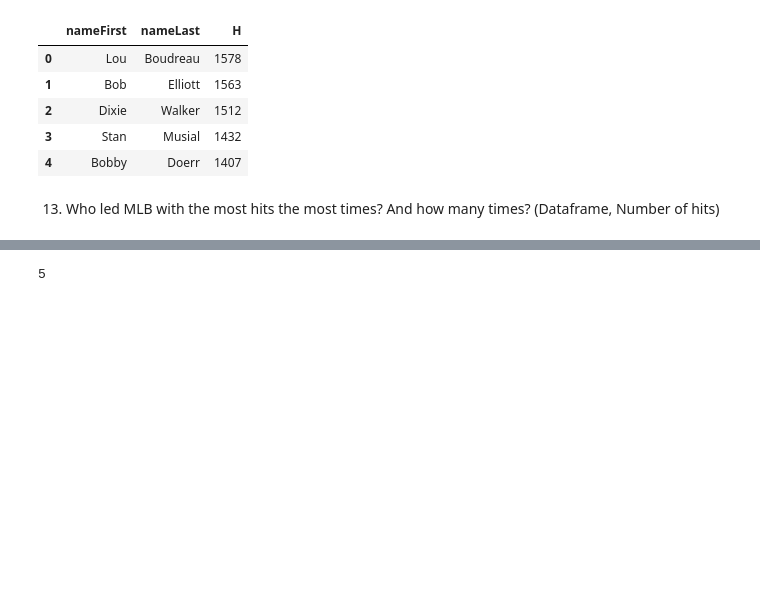
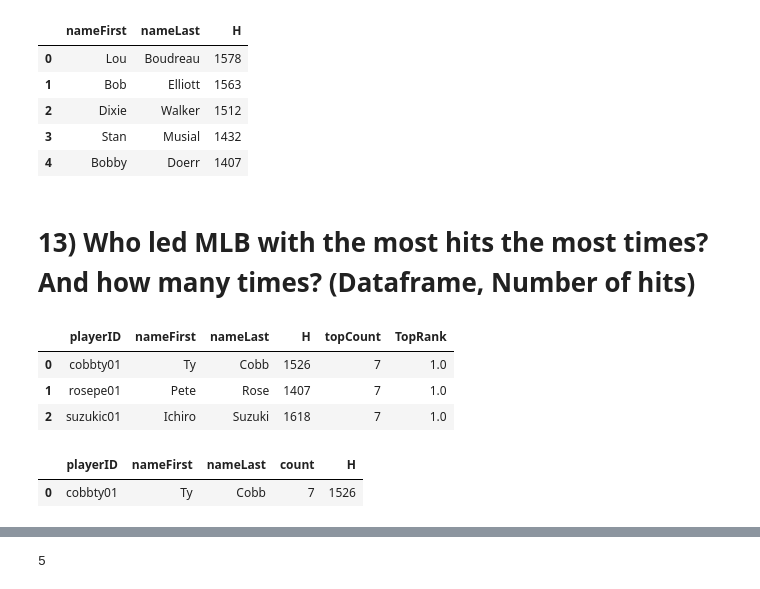
Before and after one commit to AnimeshJohri/Data-Science-Projects, a Jupyter notebook: 2. Exploratory Data Analysis on Baseball Dataset/Johri_Animesh_Assignment02.ipynb, the cells around one changed output, grey strips where cells are left out. Drawn from its saved outputs; the diff is of its cells as text; code cells hidden in the pictures; blank space fills up the shorter version.

```diff
--- a/2. Exploratory Data Analysis on Baseball Dataset/Johri_Animesh_Assignment02.ipynb
+++ b/2. Exploratory Data Analysis on Baseball Dataset/Johri_Animesh_Assignment02.ipynb
@@ -239,4 +241,15 @@ c[['nameFirst', 'nameLast', 'H']].head()
 | 3 | Stan | Musial | 1432 |
 | 4 | Bobby | Doerr | 1407 |
 # %% [markdown]
-13)	Who led MLB with the most hits the most times?  And how many times?  (Dataframe, Number of hits)
+# 13)	Who led MLB with the most hits the most times?  And how many times?  (Dataframe, Number of hits)
+# %%
+a = df.groupby(['yearID','playerID','nameFirst','nameLast'])['H'].sum().to_frame(name = 'H').reset_index()
+a['Rank'] = a.groupby('yearID')['H'].rank(method = 'min',ascending = False).astype(int)
+a = a[a['Rank'] == 1].groupby(['playerID','nameFirst','nameLast']).agg({'H':'sum','Rank':'count'}).reset_index().rename(columns={'Rank':'topCount'})
+a['TopRank'] = a['topCount'].rank(method = 'min',ascending = False)
+a[a['TopRank'] ==1].reset_index(drop = True)
+# %% [output]
+|  | playerID | nameFirst | nameLast | H | topCount | TopRank |
+| 0 | cobbty01 | Ty | Cobb | 1526 | 7 | 1.0 |
+| 1 | rosepe01 | Pete | Rose | 1407 | 7 | 1.0 |
+| 2 | suzukic01 | Ichiro | Suzuki | 1618 | 7 | 1.0 |
@@ -242,0 +258,18 @@ c[['nameFirst', 'nameLast', 'H']].head()
+# %%
+a = df.groupby(['playerID','nameFirst', 'nameLast','yearID'])['H'].sum().reset_index()
+b = a.sort_values(['yearID', 'H'], ascending=[True, False]).drop_duplicates(['yearID']).reset_index(drop=True)
+grouped = (b.groupby(['playerID','nameFirst','nameLast'])).size().reset_index().rename(columns={0:'count'})
+c1 = grouped.sort_values(by=['count'], ascending=False)
+#c1
+a = df.groupby(['playerID','nameFirst', 'nameLast','yearID'])['H'].sum().reset_index()
+b = a.sort_values(['yearID', 'H'], ascending=[True, False]).drop_duplicates(['yearID']).reset_index(drop=True)
+grouped = (b.groupby(['playerID','nameFirst','nameLast']))['H'].sum()
+c2 =grouped.reset_index().rename(columns={0:'TH'}).sort_values(by=['H'], ascending=False)
+#c2
+# count = Number of times that player scored highest in a season
+# H = Total Number of hits scored in all the seasons in which the player scored highest hits
+d = pd.merge(c1,c2,how='outer')
+d.head(1)
+# %% [output]
+|  | playerID | nameFirst | nameLast | count | H |
+| 0 | cobbty01 | Ty | Cobb | 7 | 1526 |
```
Also changed, not shown: parts of 41 cells of this notebook.
